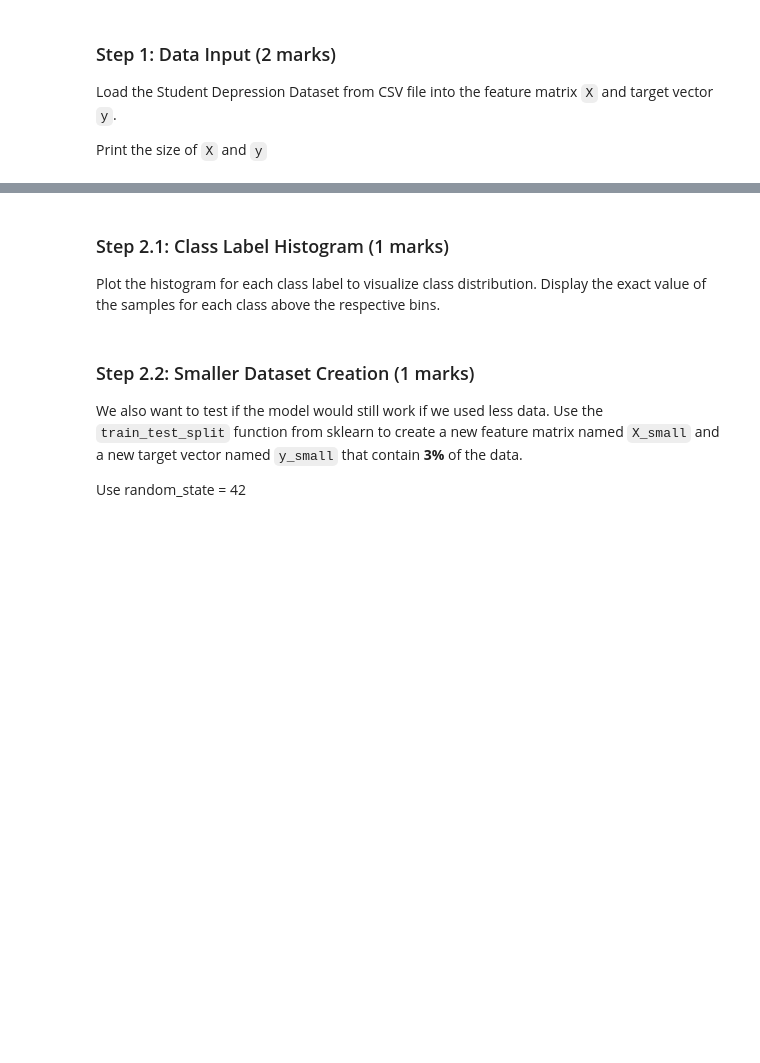
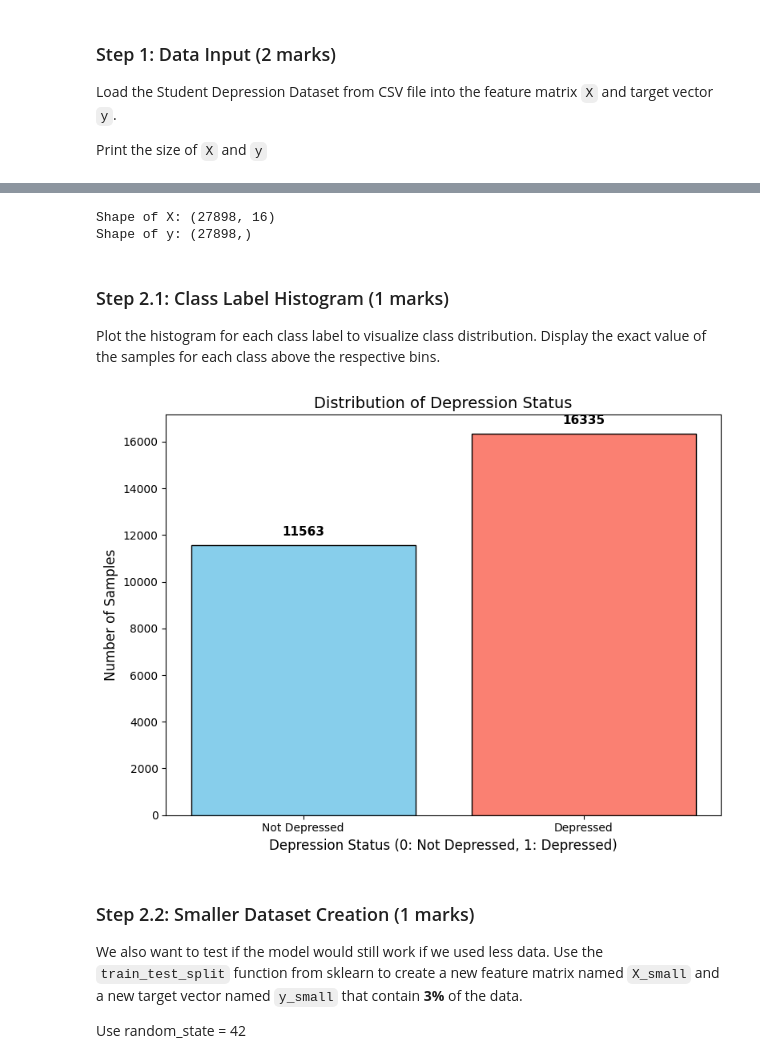
Before and after one commit to nathanielmills-101/ENGG680_2025_Fall, a Jupyter notebook: Lab Assignment 2/Assignment2.ipynb, the cells around one changed output, grey strips where cells are left out. Cells and saved outputs as stored; diff of their text form; code cells hidden in the pictures; blank space fills up the shorter version.

```diff
--- a/Lab Assignment 2/Assignment2.ipynb
+++ b/Lab Assignment 2/Assignment2.ipynb
@@ -800,19 +822,24 @@ from sklearn.preprocessing import LabelEncoder
 # Label encode categorical variables
 labelencoder = LabelEncoder()
 categorical_columns = ['City', 'Gender', 'Sleep Duration', 'Dietary Habits',
-                      'Have you ever had suicidal thoughts ?', 'Family History of Mental Illness',
-                      'Degree', 'Profession']
+    'Have you ever had suicidal thoughts ?', 'Family History of Mental Illness',
+    'Degree', 'Profession']
 
 for col in categorical_columns:
     if col in data.columns:
         data[col] = labelencoder.fit_transform(data[col])
 
-# Prepare feature matrix X and target vector y (1 marks)
-y =  # Target vector
-X =  # Feature matrix
+# Prepare feature matrix X and target vector y (1 mark)
+# Supossing Objective Variable is 'Depression'
+y = data['Depression']             # Target vector
+X = data.drop(columns=['Depression'])  # Feature matrix
 
 # Display sizes of X and y
-# your code here
+print("Shape of X:", X.shape)
+print("Shape of y:", y.shape)
+# %% [output]
+Shape of X: (27898, 16)
+Shape of y: (27898,)
 # %% [markdown]
 ### Step 2.1: Class Label Histogram (1 marks)
 
@@ -830,3 +847,34 @@ plt.show()
+# %%
+# Check the class distribution of y
+class_counts = y.value_counts().sort_index()
+
+# Display exact values for each bin in the histogram
+# hint: Use for loop
+# your code here
+
+# Plot the bars
+plt.figure(figsize=(8, 6))
+bars = plt.bar(class_counts.index, class_counts.values,
+               color=['skyblue', 'salmon'], edgecolor='black')
+
+# Titles and labels
+plt.title('Distribution of Depression Status', fontsize=14)
+plt.xlabel('Depression Status (0: Not Depressed, 1: Depressed)', fontsize=12)
+plt.ylabel('Number of Samples', fontsize=12)
+plt.xticks(class_counts.index, ['Not Depressed', 'Depressed'])
+
+# Annotate each bar with count
+max_val = max(class_counts.values)
+for bar in bars:
+    height = bar.get_height()
+    x_pos = bar.get_x() + bar.get_width() / 2
+    plt.text(x_pos, height + (max_val * 0.02), f'{int(height)}',
+             ha='center', va='bottom', fontsize=11, fontweight='bold')
+
+plt.tight_layout()
+plt.show()
+# %% [output]
+[figure, added]
 # %% [markdown]
 ### Step 2.2: Smaller Dataset Creation (1 marks)
 
```
Also changed, not shown: parts of 14 cells of this notebook.
